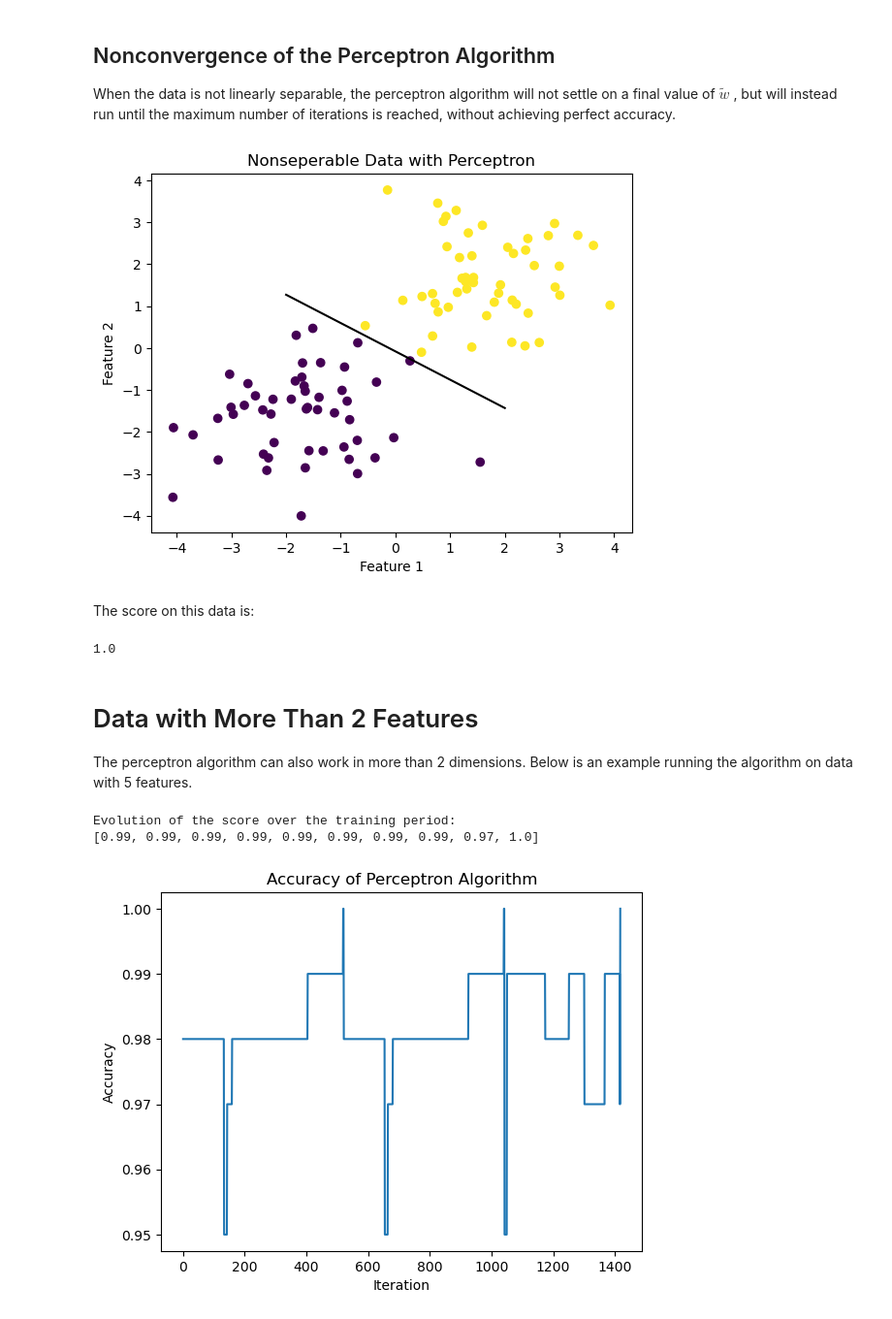
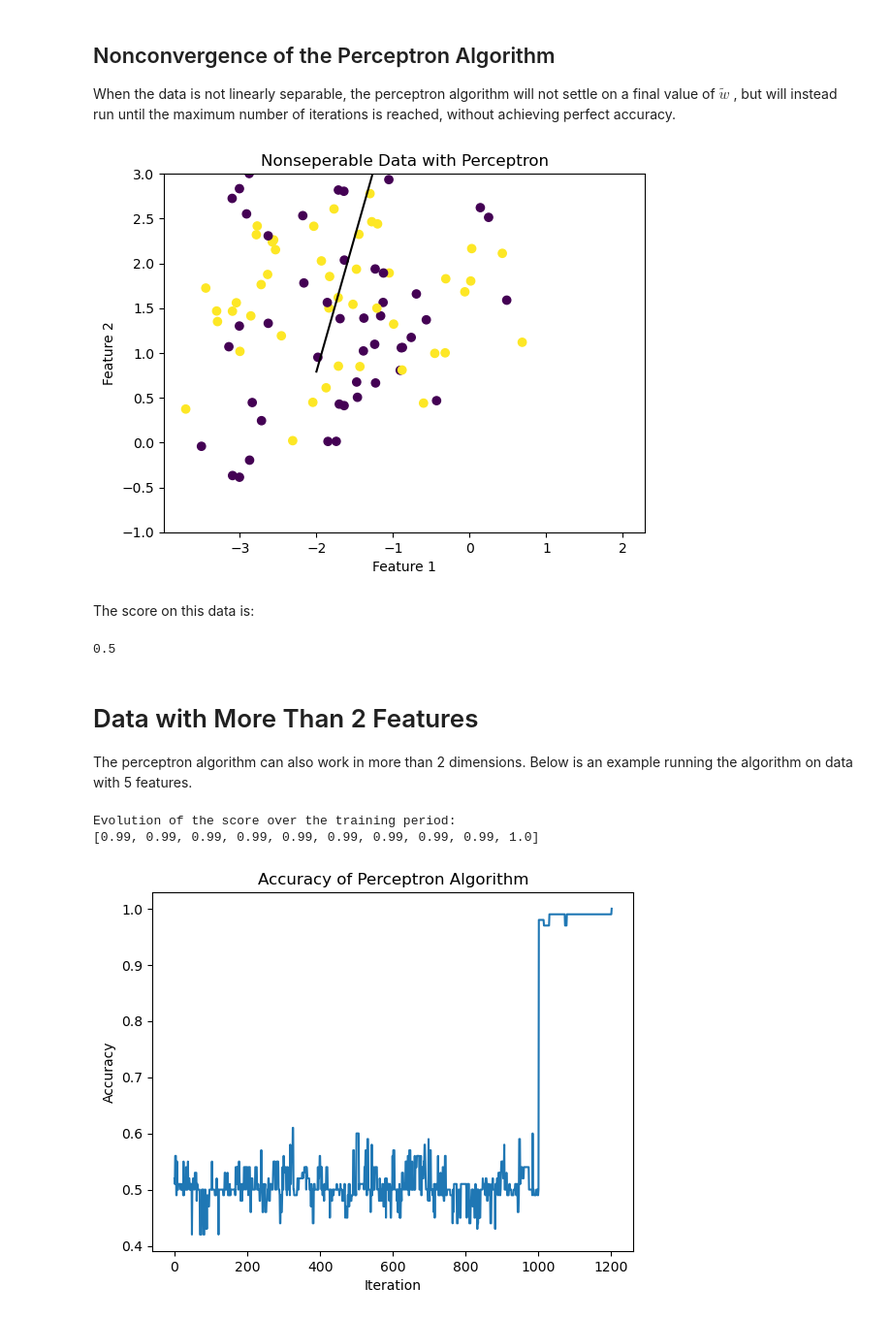
Before and after one commit to ndang01/ndang01.github.io, a Jupyter notebook: posts/blog1/index.ipynb, the cells around one changed output. Shown: that part at 97% size. Saved outputs shown, nothing was run; the diff lists cells and outputs as text; code cells hidden in the pictures.

```diff
--- a/posts/blog1/index.ipynb
+++ b/posts/blog1/index.ipynb
@@ -135,38 +131,39 @@ fig = draw_line(p.w, -2, 2)
 
 xlab = plt.xlabel("Feature 1")
 ylab = plt.ylabel("Feature 2")
+plt.ylim(-1,3)
 title = plt.title("Nonseperable Data with Perceptron")
 # %% [output]
-[figure, old version]
+[figure, new version]
 # %% [markdown]
 The score on this data is:
 # %%
-p.score(X, y)
+p.score(X_n, y_n)
 # %% [output]
-1.0
+0.5
 # %% [markdown]
 # Data with More Than 2 Features
 
 The perceptron algorithm can also work in more than 2 dimensions. Below is an example running the algorithm on data with 5 features.
 # %%
-n = 100
 p_features = 6
 X_5, y_5 = make_blobs(n_samples = 100, n_features = p_features - 1, centers = [(-1.7, -1.7), (1.7, 1.7)])
 
+p = Perceptron()
 p.fit(X_5, y_5, max_steps = 1000)
 
 p.w
 print("Evolution of the score over the training period:")
 print(p.history[-10:]) #just the last few scores
 
 fig = plt.plot(p.history)
 xlab = plt.xlabel("Iteration")
 ylab = plt.ylabel("Accuracy")
 title = plt.title("Accuracy of Perceptron Algorithm")
 # %% [output]
 Evolution of the score over the training period:
-[0.99, 0.99, 0.99, 0.99, 0.99, 0.99, 0.99, 0.99, 0.97, 1.0]
+[0.99, 0.99, 0.99, 0.99, 0.99, 0.99, 0.99, 0.99, 0.99, 1.0]
-[figure, old version]
+[figure, new version]
 # %% [markdown]
 # Runtime Complexity of Perceptron
 
```
Also changed, not shown: parts of 5 cells of this notebook, 18 other files.
